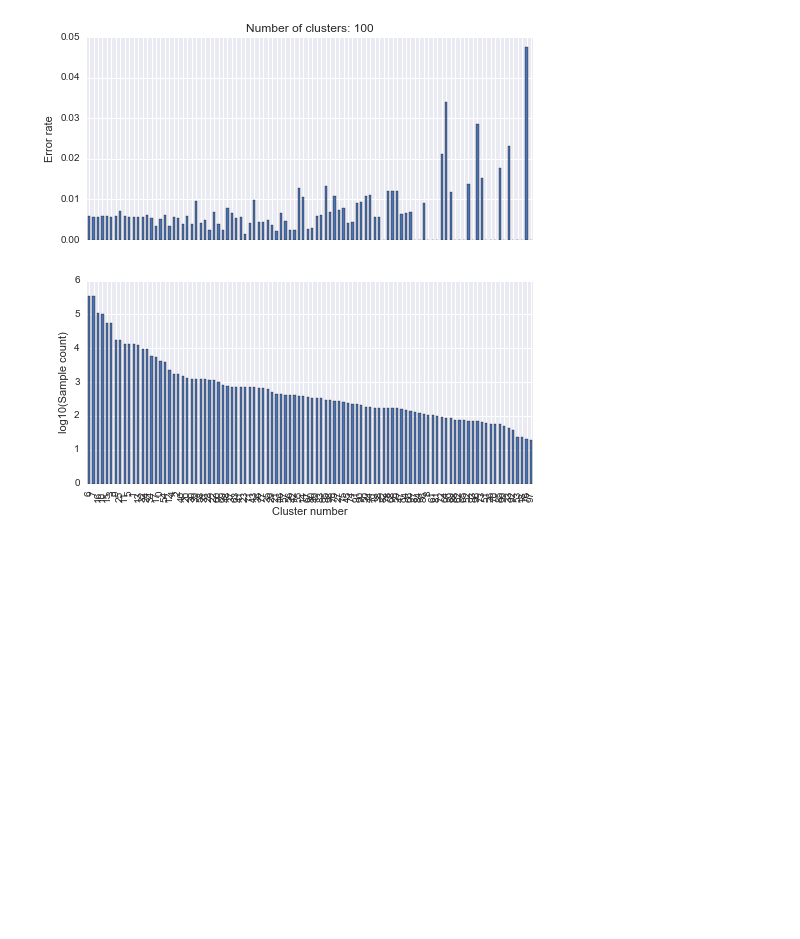
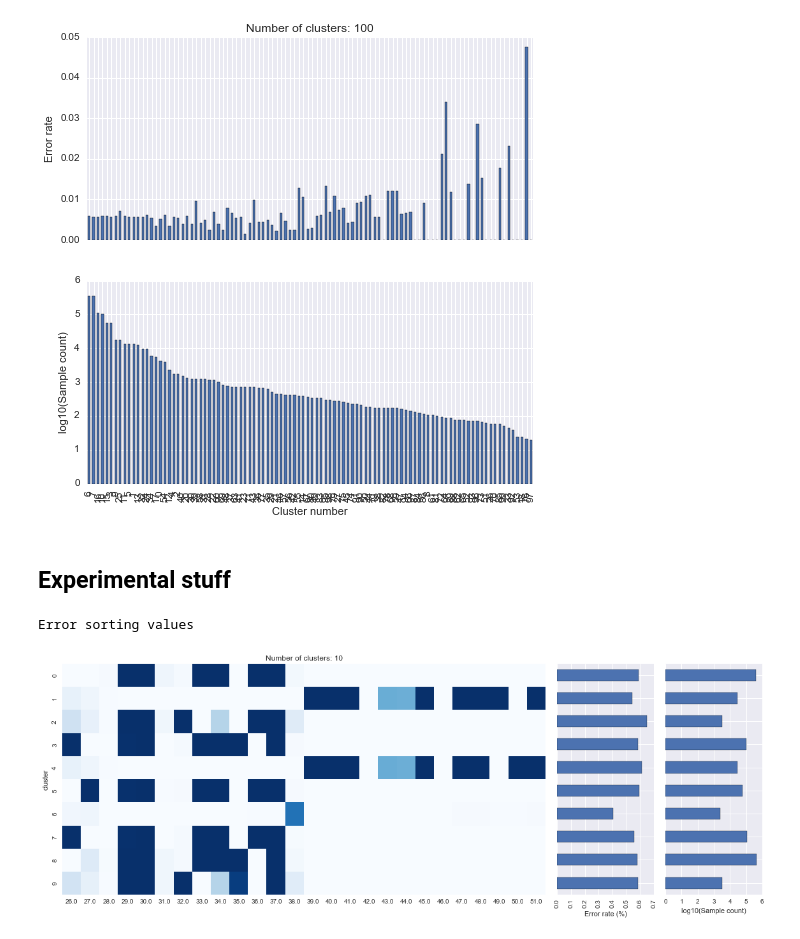
Before and after one commit to Laurae2/Bosch, a Jupyter notebook: eda_kmeans_cluster.ipynb, the cells around one changed output. Drawn from its saved outputs; the diff is of its cells as text; code cells hidden in the pictures; blank space fills up the shorter version.

```diff
--- a/eda_kmeans_cluster.ipynb
+++ b/eda_kmeans_cluster.ipynb
@@ -269,3 +303,11 @@ summary_line_3 = visualize_cluster_result(paths.iloc[:, 103:], clusters_line_3,
 Error sorting values
 [figure]
 [figure]
+# %% [markdown]
+## Experimental stuff
+# %%
+clusters_line_3 = cluster_unique_paths(paths.iloc[:, 103:], 10)
+summary_line_3 = visualize_cluster_result(paths.iloc[:, 103:], clusters_line_3, string_id_to_pid, y)
+# %% [output]
+Error sorting values
+[figure, added]
```
Also changed, not shown: parts of 7 cells of this notebook, 1 other file.
